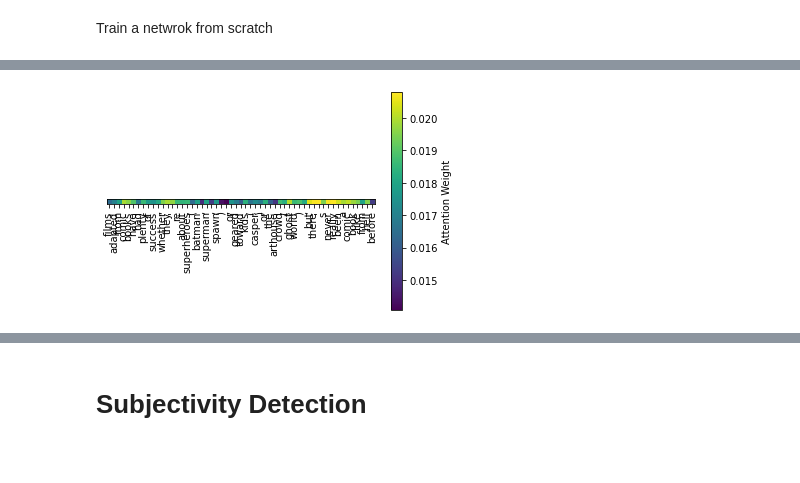
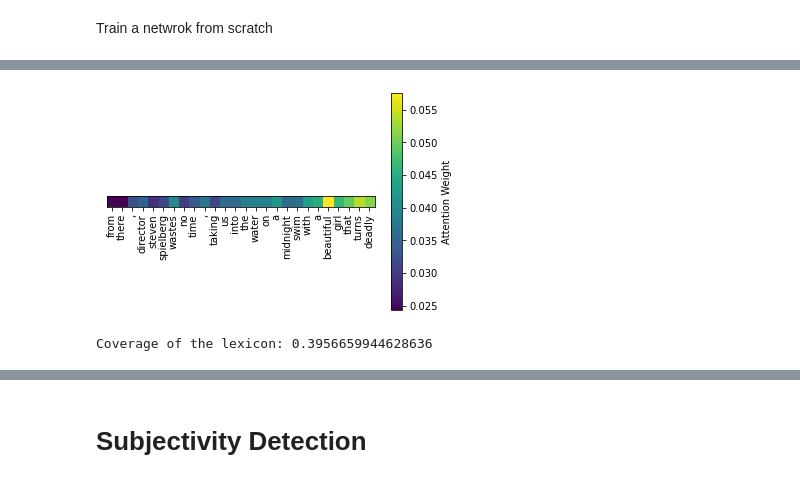
Before and after one commit to Zinni98/Sentiment-analysis-project, a Jupyter notebook: project.ipynb, the cells around one changed output, grey strips where cells are left out. Saved outputs shown, nothing was run; the diff lists cells and outputs as text; code cells hidden in the pictures; blank space fills up the shorter version.

Commit message:
Created new LBSA corpus with less vocabs. Printed attention maps for LBSA

```diff
--- a/project.ipynb
+++ b/project.ipynb
@@ -2742,7 +2910,7 @@ def indexed_corpus(corpus, vocab):
 # %%
 # I can get training instances just to see attention map
 # reduced = mr_corpus.get_subset_indexed_corpus([0, 1000])
-some_sentences = mr_pipeline([pos[0]])
+some_sentences = mr_pipeline([pos[3]])
 some_sentences = some_sentences[0][:5]
 reduced = indexed_corpus(some_sentences, mr_corpus.vocab)
 reduced_ds = MovieReviewsDataset((reduced[1], reduced[2]))
@@ -2774,27 +2941,16 @@ def plot_attention(attention, sentence):
-# %%
-def plot_attention(attention, sentence, filename = None):
-  fig, ax = plt.subplots()
-  im = ax.imshow(attention.reshape(-1,1).T, cmap='viridis', aspect='auto', origin='lower')
-  ax.set_yticks(range(len(sentence)))
-  ax.set_yticklabels(sentence)
-  cbar = fig.colorbar(im)
-  cbar.set_label("Attention Weight")
-  ax.set_xticks([])
-  # plt.savefig(filename)
-# %%
-
-def plot_attention(attention, sentence, filename = None):
-  fig, ax = plt.subplots()
-  im = ax.imshow(attention.reshape(-1,1).T, cmap='viridis', aspect='auto', origin='lower')
-  ax.set_xticks(range(len(sentence)))
-  ax.set_xticklabels(sentence, rotation=90)
-  cbar = fig.colorbar(im)
-  cbar.set_label("Attention Weight")
-  ax.set_yticks([])
-  ax.set_aspect("equal")
-  # plt.savefig(filename)
 # %%
-att_arr = att[0][0].cpu().detach().numpy()
-plot_attention(att_arr,reduced[0][0])
+att_arr = att[2][0].cpu().detach().numpy()
+plot_attention(att_arr,reduced[0][2])
 # %% [output]
-[figure, old version]
+[figure, new version]
+# %%
+LBSA_pipeline = Pipeline(UnderscoreRemover(),
+                         CharacterRepetitionRemover(),
+                         ApostrophesMerger(),
+                         ContractionCleaner(),
+                         SpecialCharsCleaner(),
+                         )
+LBSA_pipeline.add_pipeline_element(ShallowObjectiveSentsRemover(pred))
+LBSA_corpus = MovieReviewsCorpusLBSA(LBSA_pipeline)
+# %% [output]
+Coverage of the lexicon: 0.3956659944628636
```
Also changed, not shown: parts of 17 cells of this notebook.
